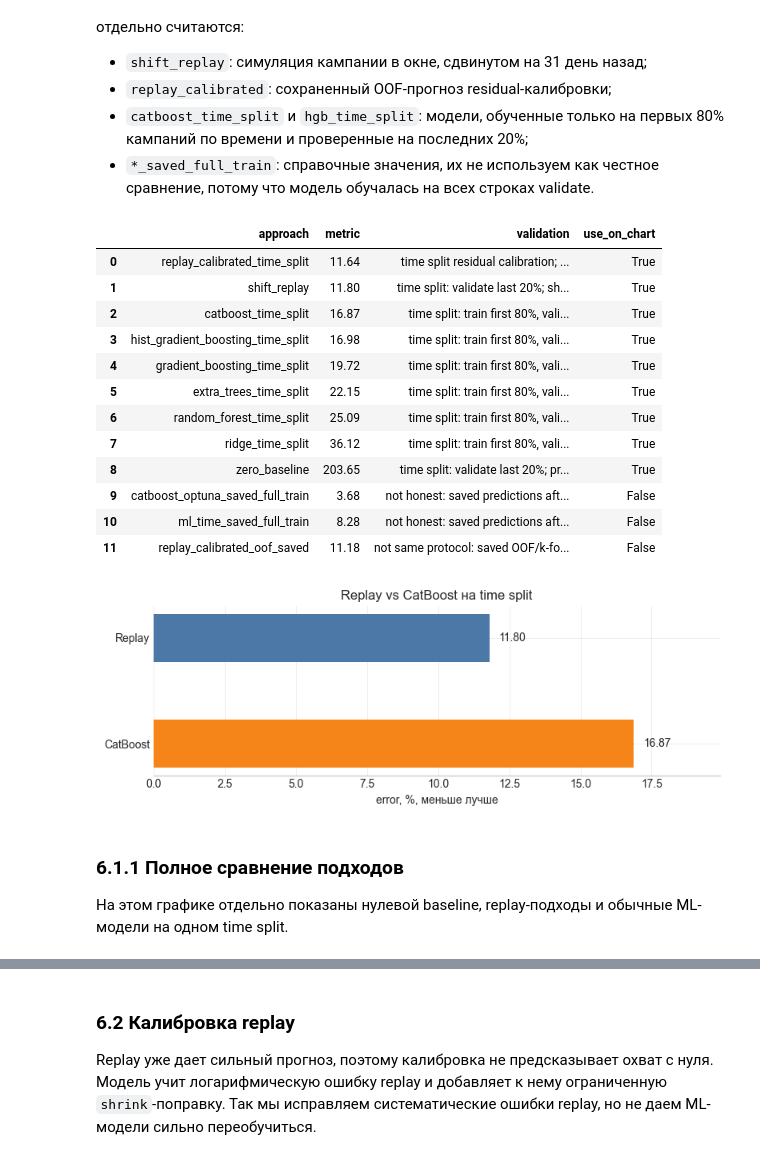
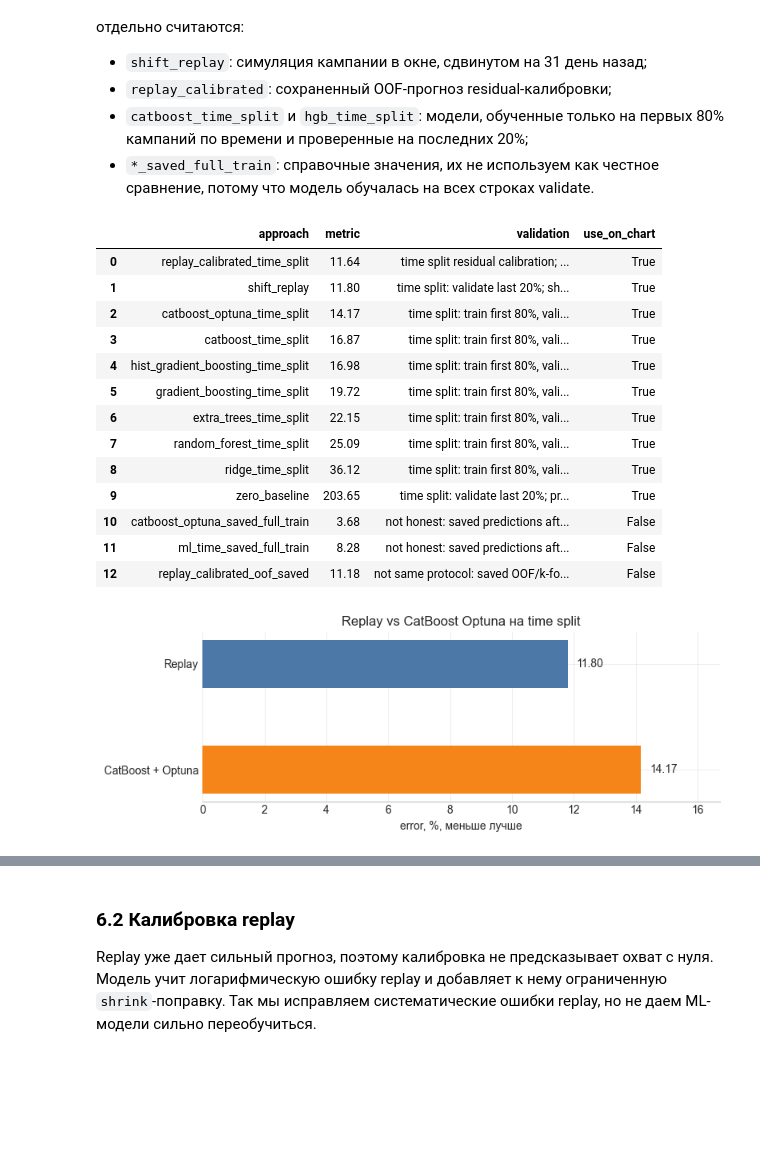
Before and after one commit to plidan123/vk_ads_challenge, a Jupyter notebook: notebooks/vk_ads_defense.ipynb, the cells around one changed output, grey strips where cells are left out. Drawn from its saved outputs; the diff is of its cells as text; code cells hidden in the pictures; blank space fills up the shorter version.

Commit message:
fix catboost

```diff
--- a/notebooks/vk_ads_defense.ipynb
+++ b/notebooks/vk_ads_defense.ipynb
@@ -474,6 +474,23 @@ honest_rows = [
         features,
     ),
     evaluate_time_split_model(
+        'catboost_optuna_time_split',
+        CatBoostRegressor(
+            iterations=938,
+            learning_rate=0.028129502019980532,
+            depth=5,
+            l2_leaf_reg=1.4019006821289495,
+            random_strength=0.018787593472294112,
+            bagging_temperature=0.021522742443020878,
+            min_data_in_leaf=13,
+            loss_function='RMSE',
+            random_seed=RANDOM_STATE,
+            verbose=False,
+            allow_writing_files=False,
+        ),
+        features,
+    ),
+    evaluate_time_split_model(
         'hist_gradient_boosting_time_split',
         HistGradientBoostingRegressor(
             max_iter=250,
@@ -520,53 +537,50 @@ honest_metric_table
 |  | approach | metric | validation | use_on_chart |
 | 0 | replay_calibrated_time_split | 11.64 | time split residual calibration; ... | True |
 | 1 | shift_replay | 11.80 | time split: validate last 20%; sh... | True |
-| 2 | catboost_time_split | 16.87 | time split: train first 80%, vali... | True |
-| 3 | hist_gradient_boosting_time_split | 16.98 | time split: train first 80%, vali... | True |
-| 4 | gradient_boosting_time_split | 19.72 | time split: train first 80%, vali... | True |
-| 5 | extra_trees_time_split | 22.15 | time split: train first 80%, vali... | True |
-| 6 | random_forest_time_split | 25.09 | time split: train first 80%, vali... | True |
-| 7 | ridge_time_split | 36.12 | time split: train first 80%, vali... | True |
-| 8 | zero_baseline | 203.65 | time split: validate last 20%; pr... | True |
-| 9 | catboost_optuna_saved_full_train | 3.68 | not honest: saved predictions aft... | False |
-| 10 | ml_time_saved_full_train | 8.28 | not honest: saved predictions aft... | False |
-| 11 | replay_calibrated_oof_saved | 11.18 | not same protocol: saved OOF/k-fo... | False |
+| 2 | catboost_optuna_time_split | 14.17 | time split: train first 80%, vali... | True |
+| 3 | catboost_time_split | 16.87 | time split: train first 80%, vali... | True |
+| 4 | hist_gradient_boosting_time_split | 16.98 | time split: train first 80%, vali... | True |
+| 5 | gradient_boosting_time_split | 19.72 | time split: train first 80%, vali... | True |
+| 6 | extra_trees_time_split | 22.15 | time split: train first 80%, vali... | True |
+| 7 | random_forest_time_split | 25.09 | time split: train first 80%, vali... | True |
+| 8 | ridge_time_split | 36.12 | time split: train first 80%, vali... | True |
+| 9 | zero_baseline | 203.65 | time split: validate last 20%; pr... | True |
+| 10 | catboost_optuna_saved_full_train | 3.68 | not honest: saved predictions aft... | False |
+| 11 | ml_time_saved_full_train | 8.28 | not honest: saved predictions aft... | False |
+| 12 | replay_calibrated_oof_saved | 11.18 | not same protocol: saved OOF/k-fo... | False |
 # %%
 comparison_chart = honest_metric_table[
     honest_metric_table['approach'].isin([
         'shift_replay',
-        'catboost_time_split',
+        'catboost_optuna_time_split',
     ])
 ].sort_values('metric', ascending=False)
 
 labels = {
     'shift_replay': 'Replay',
-    'catboost_time_split': 'CatBoost',
+    'catboost_optuna_time_split': 'CatBoost + Optuna',
 }
 colors = {
     'shift_replay': '#4C78A8',
-    'catboost_time_split': '#F58518',
+    'catboost_optuna_time_split': '#F58518',
 }
 
 fig, ax = plt.subplots(figsize=(8, 3))
 y_labels = [labels[name] for name in comparison_chart['approach']]
 ax.barh(
     y_labels,
     comparison_chart['metric'],
     color=[colors[name] for name in comparison_chart['approach']],
     height=0.45,
 )
-ax.set_title('Replay vs CatBoost на time split')
+ax.set_title('Replay vs CatBoost Optuna на time split')
 ax.set_xlabel('error, %, меньше лучше')
 ax.set_xlim(0, comparison_chart['metric'].max() * 1.18)
 
 for i, value in enumerate(comparison_chart['metric']):
     ax.text(value + comparison_chart['metric'].max() * 0.02, i, f'{value:.2f}', va='center')
 
 ax.spines[['top', 'right', 'left']].set_visible(False)
 plt.tight_layout()
 # %% [output]
-[figure, old version]
+[figure, new version]
-# %% [markdown]
-### 6.1.1 Полное сравнение подходов
-
-На этом графике отдельно показаны нулевой baseline, replay-подходы и обычные ML-модели на одном time split.
```
Also changed, not shown: parts of 7 cells of this notebook, 18 other files.
